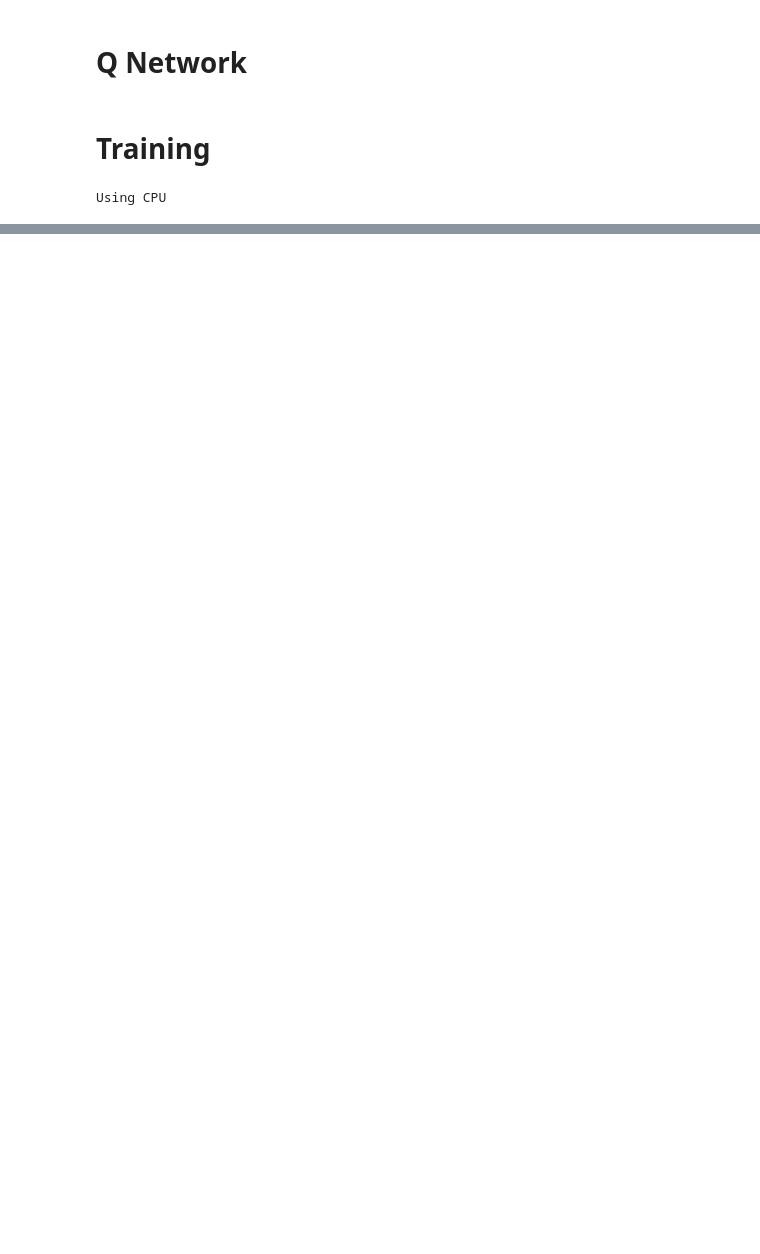
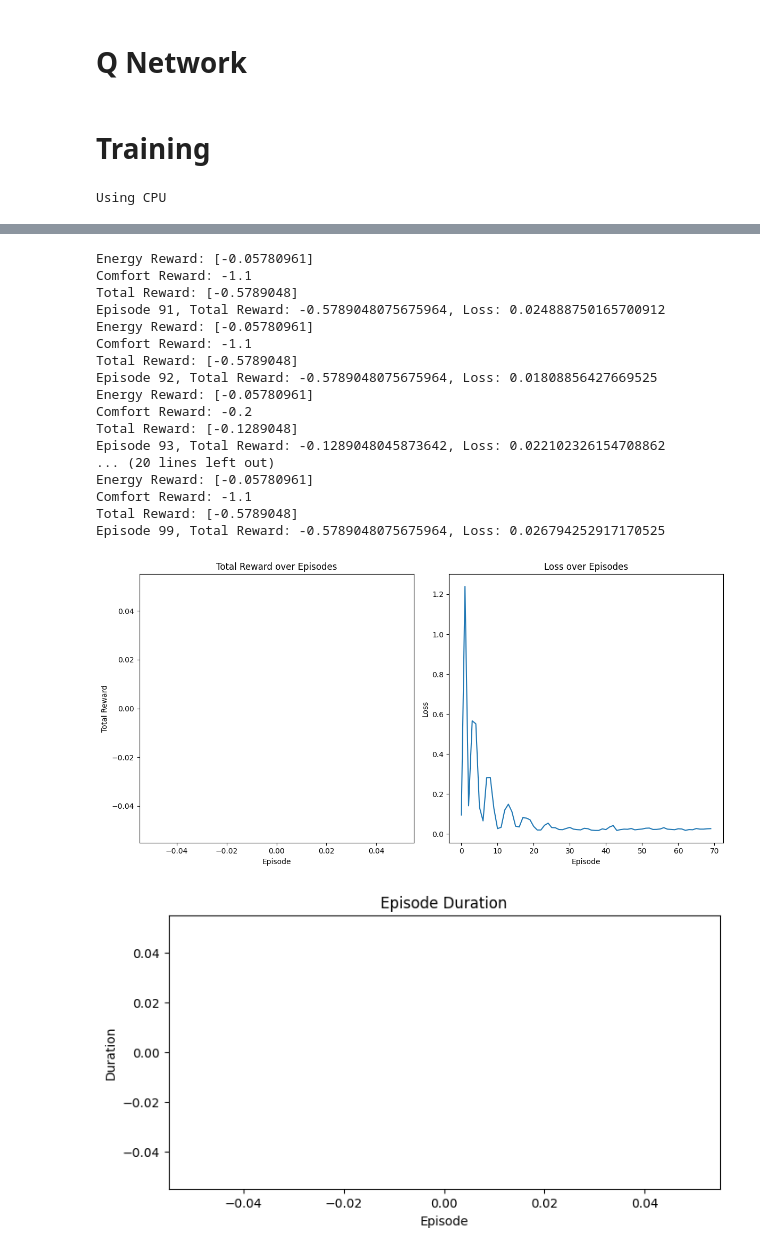
Before and after one commit to akshaykrishna47/DLW, a Jupyter notebook: DQN(2).ipynb, the cells around one changed output, grey strips where cells are left out. Drawn from its saved outputs; the diff is of its cells as text; code cells hidden in the pictures; blank space fills up the shorter version.

```diff
--- a/DQN(2).ipynb
+++ b/DQN(2).ipynb
@@ -283,6 +314,11 @@ def optimize_model():
 Using CPU
 # %%
 # Training loop
+
+import matplotlib.pyplot as plt
+
+episode_rewards = []
+episode_losses = []
 
 for episode in range(num_episodes):
     state = env.reset()
@@ -300,15 +336,43 @@ for episode in range(num_episodes):
         total_reward += reward.item()
         loss = optimize_model()
         steps += 1
-    episodes_duration.append(steps)
+
+    # Check if loss is not None before accessing 'item'
+    if loss is not None:
+        episode_losses.append(loss.item())
+
     print(f"Episode {episode}, Total Reward: {total_reward}, Loss: {loss}")
+
     if episode % update_every == 0:
         target_net.load_state_dict(policy_net.state_dict())
-    epsilon = max(epsilon_min, epsilon*epsilon_decay)
+
+    epsilon = max(epsilon_min, epsilon * epsilon_decay)
+
+# Plot total rewards and losses
+plt.figure(figsize=(12, 6))
+
+# Plot the total rewards
+plt.subplot(1, 2, 1)
+plt.plot(episode_rewards)
+plt.xlabel('Episode')
+plt.ylabel('Total Reward')
+plt.title('Total Reward over Episodes')
+
+# Plot the losses
+plt.subplot(1, 2, 2)
+plt.plot(episode_losses)
+plt.xlabel('Episode')
+plt.ylabel('Loss')
+plt.title('Loss over Episodes')
+
+plt.tight_layout()
+plt.show()
 
 # Plot the duration of each episode
+plt.figure(figsize=(8, 4))
 plt.plot(episodes_duration)
 plt.xlabel('Episode')
 plt.ylabel('Duration')
+plt.title('Episode Duration')
 plt.show()
 # %% [output]
@@ -346,0 +481,19 @@ RuntimeError: Index tensor must have the same number of dimensions as input tens
+Energy Reward: [-0.05780961]
+Comfort Reward: -1.1
+Total Reward: [-0.5789048]
+Episode 91, Total Reward: -0.5789048075675964, Loss: 0.024888750165700912
+Energy Reward: [-0.05780961]
+Comfort Reward: -1.1
+Total Reward: [-0.5789048]
+Episode 92, Total Reward: -0.5789048075675964, Loss: 0.01808856427669525
+Energy Reward: [-0.05780961]
+Comfort Reward: -0.2
+Total Reward: [-0.1289048]
+Episode 93, Total Reward: -0.1289048045873642, Loss: 0.022102326154708862
+... (20 lines left out)
+Energy Reward: [-0.05780961]
+Comfort Reward: -1.1
+Total Reward: [-0.5789048]
+Episode 99, Total Reward: -0.5789048075675964, Loss: 0.026794252917170525
+[figure, added]
+[figure, added]
```
Also changed, not shown: parts of 8 cells of this notebook.
